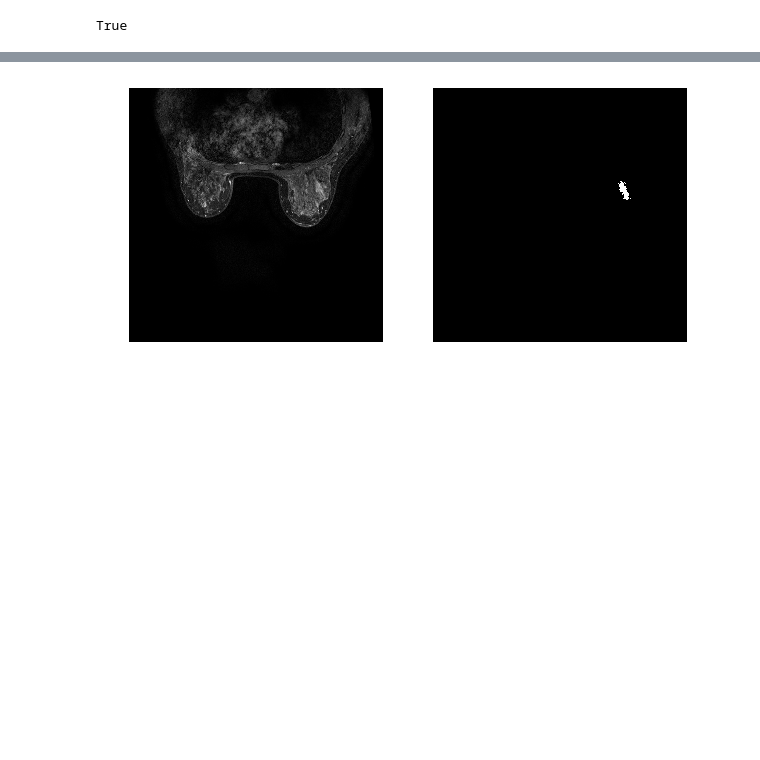
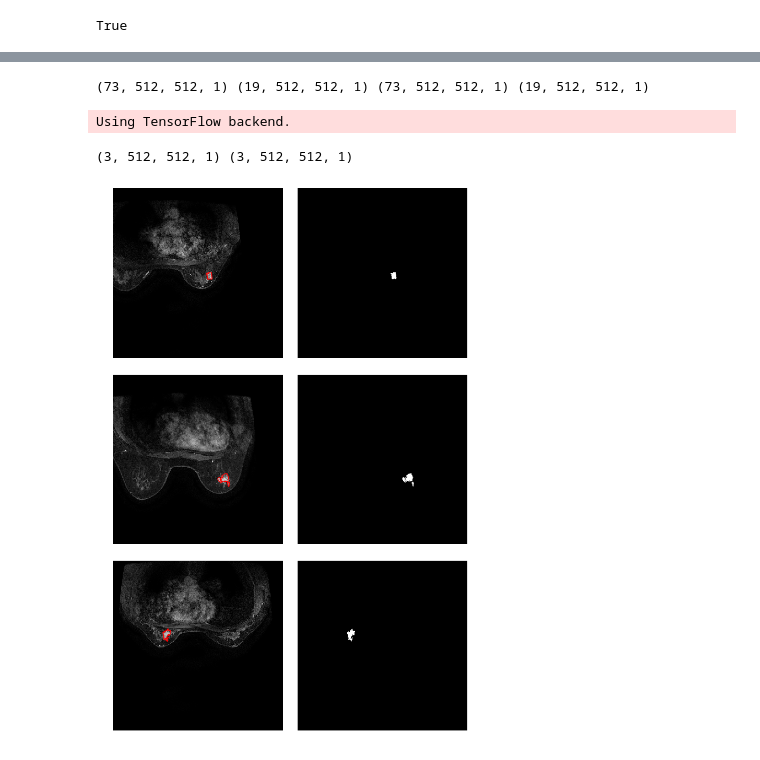
Before and after one commit to Hadryan/Atom_notebook, a Jupyter notebook: public/2019/physic_image_segmentation.ipynb, the cells around one changed output, grey strips where cells are left out. Cells and saved outputs as stored; diff of their text form; code cells hidden in the pictures; blank space fills up the shorter version.

```diff
--- a/public/2019/physic_image_segmentation.ipynb
+++ b/public/2019/physic_image_segmentation.ipynb
@@ -188,23 +74,42 @@ val_ds = get_baseline_dataset(x_val_filenames, y_val_filenames, preproc_fn=val_p
-# %%
-# Let's examine some of these augmented images
-# Let's see if our image augmentor data pipeline is producing expected results
-temp_ds = get_baseline_dataset(xx_train[0:100], yy_train[0:100], preproc_fn=tr_preprocessing_fn, batch_size=1, shuffle=True)
-next_element = temp_ds.make_one_shot_iterator().get_next()
-with tf.Session() as sess:
-    batch_of_imgs, label = sess.run(next_element)
-
-    # Running next element in our graph will produce a batch of images
-    fig = plt.figure(figsize=(10, 5))
-    img = batch_of_imgs[0]
-
-    plt.subplot(1, 2, 1)
-    plt.imshow(img)
-    plt.axis('off')
-
-    plt.subplot(1, 2, 2)
-    plt.imshow(label[0, :, :, 0], cmap="gray")
-    plt.axis('off')
-    plt.show()
-# %% [output]
-[figure, removed]
+# %%
+from sklearn.model_selection import train_test_split
+
+train_x, val_x, train_y, val_y = train_test_split(xx_train, yy_train, test_size=0.2, random_state=42)
+print(train_x.shape, val_x.shape, train_y.shape, val_y.shape)
+# (73, 512, 512, 1) (19, 512, 512, 1) (73, 512, 512, 1) (19, 512, 512, 1)
+
+num_train_examples = train_x.shape[0]
+num_val_examples = val_x.shape[0]
+# %% [output]
+(73, 512, 512, 1) (19, 512, 512, 1) (73, 512, 512, 1) (19, 512, 512, 1)
+# %%
+from keras.preprocessing.image import ImageDataGenerator
+
+batch_size = 3
+aug = ImageDataGenerator(width_shift_range=0.2, height_shift_range=0.2,
+    shear_range=0.15, horizontal_flip=True, fill_mode="nearest")
+
+train_ds = (pair for pair in zip(aug.flow(train_x, batch_size=batch_size, seed=0), aug.flow(train_y, batch_size=batch_size, seed=0)))
+val_ds = ImageDataGenerator().flow(val_x, val_y, batch_size=batch_size)
+# %% [output]
+Using TensorFlow backend.
+# %%
+# Let's examine some of these augmented images
+# Let's see if our image augmentor data pipeline is producing expected results
+train_element_x, train_element_y = next(train_ds)
+print(train_element_x.shape, train_element_y.shape)
+# (3, 512, 512, 1) (3, 512, 512, 1)
+
+# Running next element in our graph will produce a batch of images
+fig, axes = plt.subplots(3, 2, figsize=(10, 15))
+for xx, yy, ax in zip(train_element_x, train_element_y, axes):
+    ax[0].imshow(xx[:, :, 0], cmap='gray')
+    ax[0].contour(yy[:, :, 0], [0.5], colors='r')
+    ax[0].set_axis_off()
+    ax[1].imshow(yy[:, :, 0], cmap='gray')
+    ax[1].set_axis_off()
+fig.tight_layout()
+# %% [output]
+(3, 512, 512, 1) (3, 512, 512, 1)
+[figure, added]
 # %%
```
Also changed, not shown: parts of 20 cells of this notebook, 3 other files.
